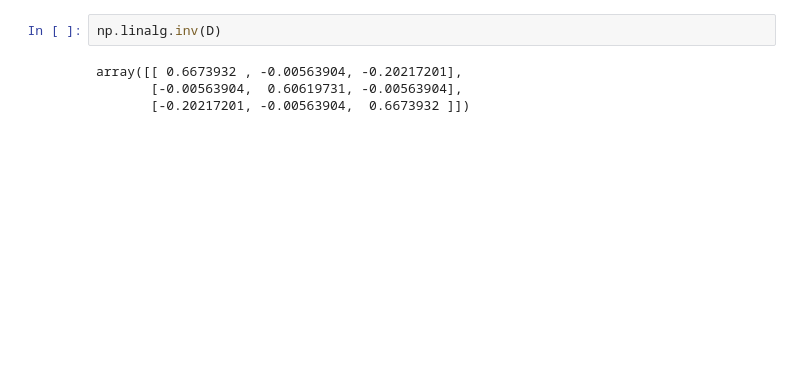
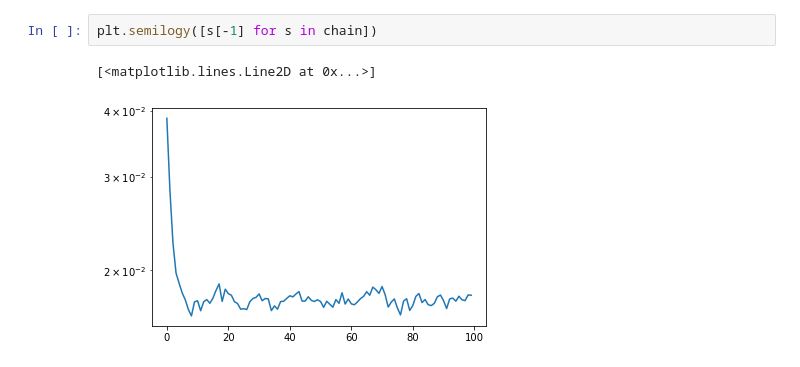
Before and after one commit to mattpitkin/interp-autoreg, a Jupyter notebook: interp-autoreg.ipynb, the cells around one changed output. Cells and saved outputs as stored; diff of their text form; blank space fills up the shorter version.

```diff
--- a/interp-autoreg.ipynb
+++ b/interp-autoreg.ipynb
@@ -223,7 +501,6 @@ D = Dmatrix(KTK, m, k)
 # %%
-np.linalg.inv(D)
+plt.semilogy([s[-1] for s in chain])
 # %% [output]
-array([[ 0.6673932 , -0.00563904, -0.20217201],
-       [-0.00563904,  0.60619731, -0.00563904],
-       [-0.20217201, -0.00563904,  0.6673932 ]])
+[<matplotlib.lines.Line2D at 0x...>]
+[figure, added]
 # %%
```
Also changed, not shown: parts of 22 cells of this notebook, 1 other file.
